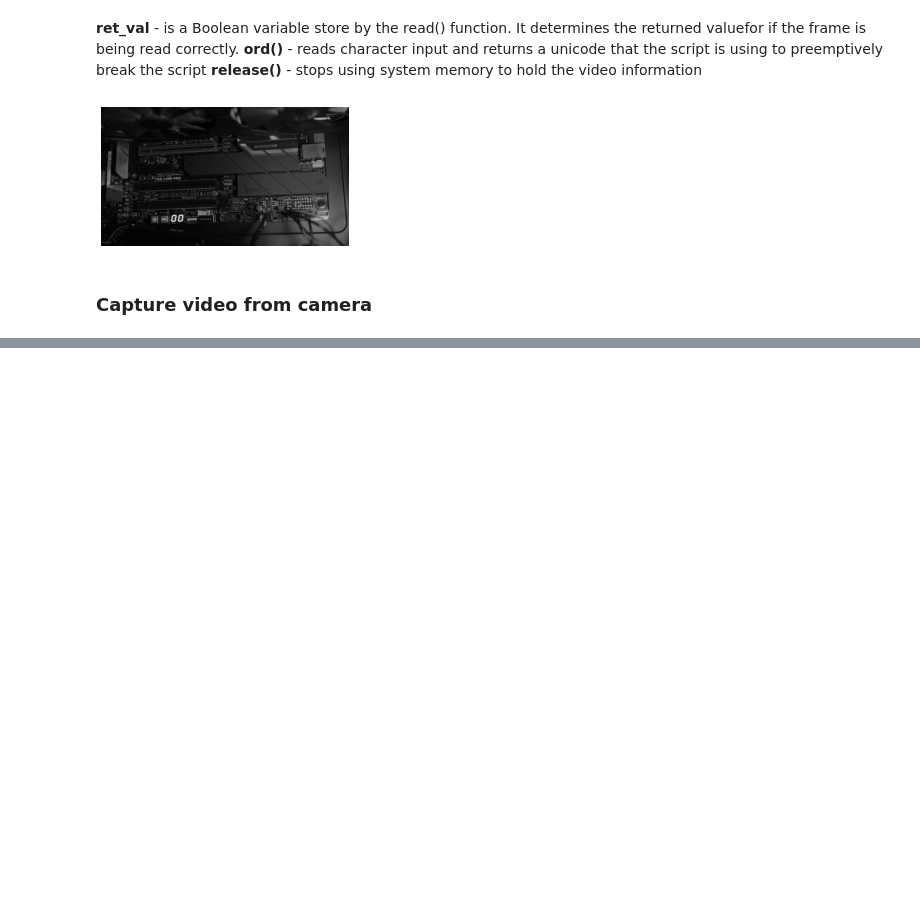
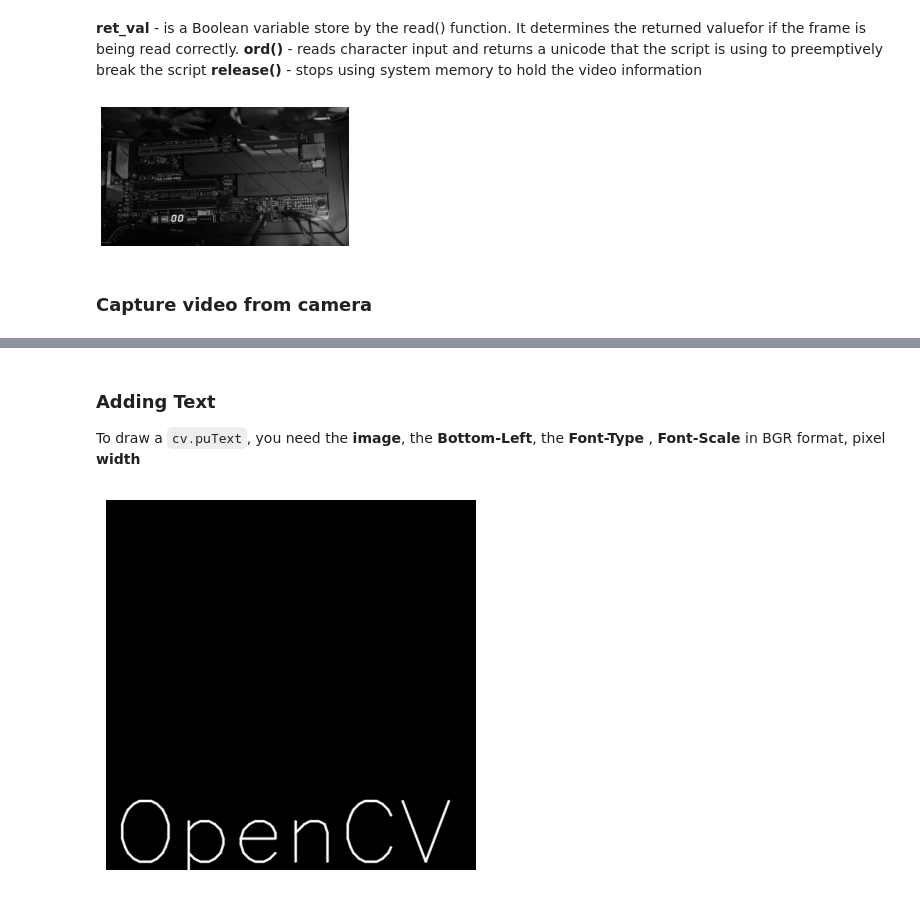
Before and after one commit to AI-am-walking-here/computer_vision, a Jupyter notebook: misc/01gui features in openCV/main.ipynb, the cells around one changed output, grey strips where cells are left out. Drawn from its saved outputs; the diff is of its cells as text; code cells hidden in the pictures; blank space fills up the shorter version.

````diff
--- a/misc/01gui features in openCV/main.ipynb
+++ b/misc/01gui features in openCV/main.ipynb
@@ -121,0 +217,27 @@ cv.destroyAllWindows()
+# %% [markdown]
+### Adding Text
+
+To draw a ```cv.puText```, you need the **image**, the **Bottom-Left**, the **Font-Type** , **Font-Scale** in BGR format, pixel **width**
+# %%
+import numpy as np
+import cv2 as cv
+import matplotlib.pyplot as plt
+
+
+
+# Create a black image
+black_image = np.zeros((512,512,3), np.uint8)
+
+# Draw a diagonal blue circle with thickness of -1 px REMEMBER: BGR format and thickness = -1 fills object
+font = cv.FONT_HERSHEY_SIMPLEX
+cv.putText(black_image,'OpenCV',(10,500), font, 4,(255,255,255),2,cv.LINE_AA)
+
+# Convert BGR to RGB for displaying with matplotlib
+rgb_image = cv.cvtColor(black_image, cv.COLOR_BGR2RGB)
+
+# Display the image using matplotlib
+plt.imshow(rgb_image)
+plt.axis('off')
+plt.show()
+# %% [output]
+[figure, added]
````
Also changed, not shown: parts of 13 cells of this notebook, 5 other files.
